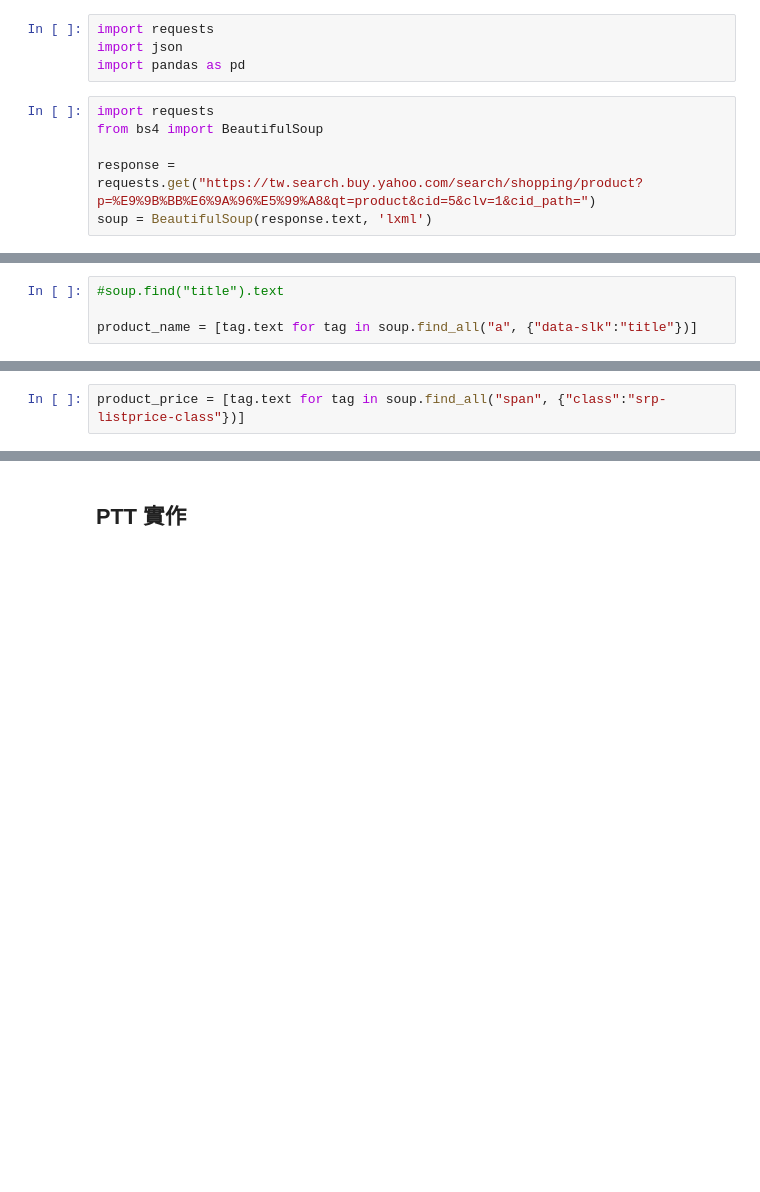
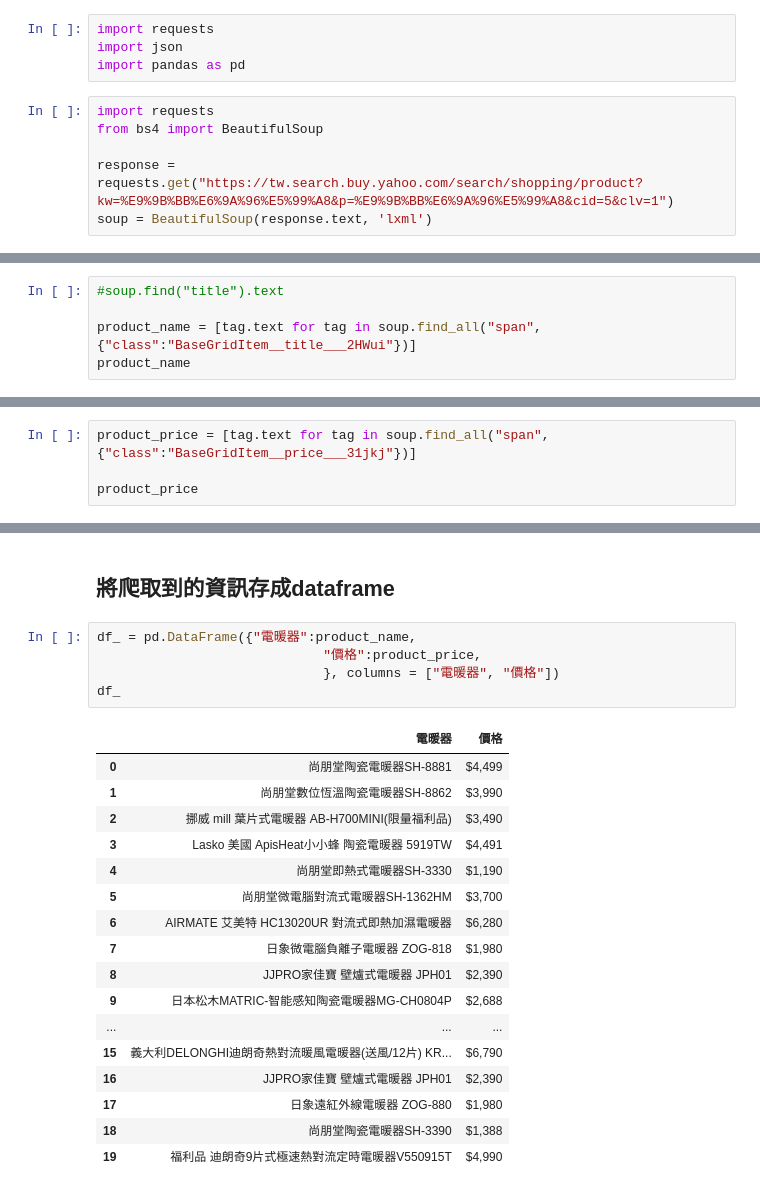
Before and after one commit to chenshowa/Showa_CsxPython, a Jupyter notebook: week_2/course_2_crawler-HW.ipynb, the cells around one changed output, grey strips where cells are left out. Cells and saved outputs as stored; diff of their text form; blank space fills up the shorter version.

```diff
--- a/week_2/course_2_crawler-HW.ipynb
+++ b/week_2/course_2_crawler-HW.ipynb
@@ -10,7 +10,7 @@ import pandas as pd
 import requests
 from bs4 import BeautifulSoup
 
-response = requests.get("https://tw.search.buy.yahoo.com/search/shopping/product?p=%E9%9B%BB%E6%9A%96%E5%99%A8&qt=product&cid=5&clv=1&cid_path=")
+response = requests.get("https://tw.search.buy.yahoo.com/search/shopping/product?kw=%E9%9B%BB%E6%9A%96%E5%99%A8&p=%E9%9B%BB%E6%9A%96%E5%99%A8&cid=5&clv=1")
 soup = BeautifulSoup(response.text, 'lxml')
 # %%
 soup
@@ -35,4 +26,5 @@ soup
 # %%
 #soup.find("title").text
 
-product_name = [tag.text for tag in soup.find_all("a", {"data-slk":"title"})]
+product_name = [tag.text for tag in soup.find_all("span", {"class":"BaseGridItem__title___2HWui"})]
+product_name
@@ -39,2 +54,4 @@ product_name = [tag.text for tag in soup.find_all("a", {"data-slk":"title"})]
 # %%
-product_price = [tag.text for tag in soup.find_all("span", {"class":"srp-listprice-class"})]
+product_price = [tag.text for tag in soup.find_all("span", {"class":"BaseGridItem__price___31jkj"})]
+
+product_price
@@ -60,2 +79,25 @@ product_price = [tag.text for tag in soup.find_all("span", {"class":"srp-listpri
-# %% [markdown]
-## PTT 實作
+# %% [markdown]
+## 將爬取到的資訊存成dataframe
+# %%
+df_ = pd.DataFrame({"電暖器":product_name,
+                             "價格":product_price,
+                             }, columns = ["電暖器", "價格"])
+df_
+# %% [output]
+|  | 電暖器 | 價格 |
+| 0 | 尚朋堂陶瓷電暖器SH-8881 | $4,499 |
+| 1 | 尚朋堂數位恆溫陶瓷電暖器SH-8862 | $3,990 |
+| 2 | 挪威 mill 葉片式電暖器 AB-H700MINI(限量福利品) | $3,490 |
+| 3 | Lasko 美國 ApisHeat小小蜂 陶瓷電暖器 5919TW | $4,491 |
+| 4 | 尚朋堂即熱式電暖器SH-3330 | $1,190 |
+| 5 | 尚朋堂微電腦對流式電暖器SH-1362HM | $3,700 |
+| 6 | AIRMATE 艾美特 HC13020UR 對流式即熱加濕電暖器 | $6,280 |
+| 7 | 日象微電腦負離子電暖器 ZOG-818 | $1,980 |
+| 8 | JJPRO家佳寶 壁爐式電暖器 JPH01 | $2,390 |
+| 9 | 日本松木MATRIC-智能感知陶瓷電暖器MG-CH0804P | $2,688 |
+| ... | ... | ... |
+| 15 | 義大利DELONGHI迪朗奇熱對流暖風電暖器(送風/12片) KR... | $6,790 |
+| 16 | JJPRO家佳寶 壁爐式電暖器 JPH01 | $2,390 |
+| 17 | 日象遠紅外線電暖器 ZOG-880 | $1,980 |
+| 18 | 尚朋堂陶瓷電暖器SH-3390 | $1,388 |
+| 19 | 福利品 迪朗奇9片式極速熱對流定時電暖器V550915T | $4,990 |
```
Also changed, not shown: parts of 18 cells of this notebook, 11 other files.
